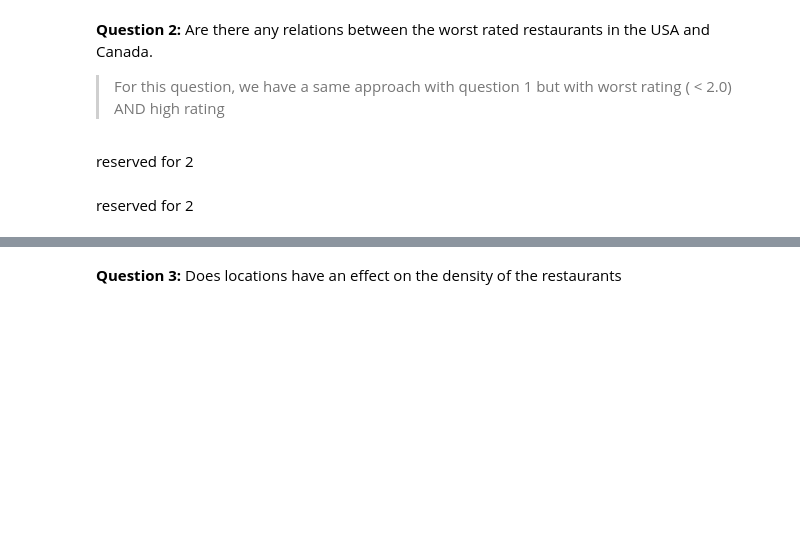
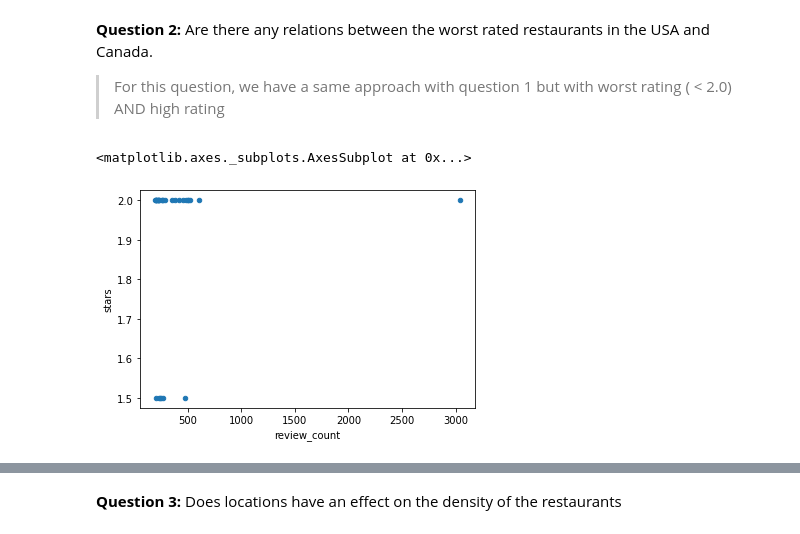
Before and after one commit to CS-UCR/final-project-order-66, a Jupyter notebook: Phase3.ipynb, the cells around one changed output, grey strips where cells are left out. Saved outputs shown, nothing was run; the diff lists cells and outputs as text; code cells hidden in the pictures; blank space fills up the shorter version.

```diff
--- a/Phase3.ipynb
+++ b/Phase3.ipynb
@@ -149,7 +203,10 @@ reserved for 1
 # %% [markdown]
 __Question 2:__ Are there any relations between the worst rated restaurants in the USA and Canada.
 > For this question, we have a same approach with question 1 but with worst rating ( < 2.0) AND high rating
-# %% [markdown]
-reserved for 2
-# %% [markdown]
-reserved for 2
+# %%
+usa_low = usa_restaurants_df[usa_restaurants_df['stars'] <= 2]
+usa_Q2 = usa_low[usa_low['review_count'] >= 200]
+usa_Q2.plot(kind='scatter',x='review_count',y='stars')
+# %% [output]
+<matplotlib.axes._subplots.AxesSubplot at 0x...>
+[figure, added]
```
Also changed, not shown: parts of 16 cells of this notebook.
